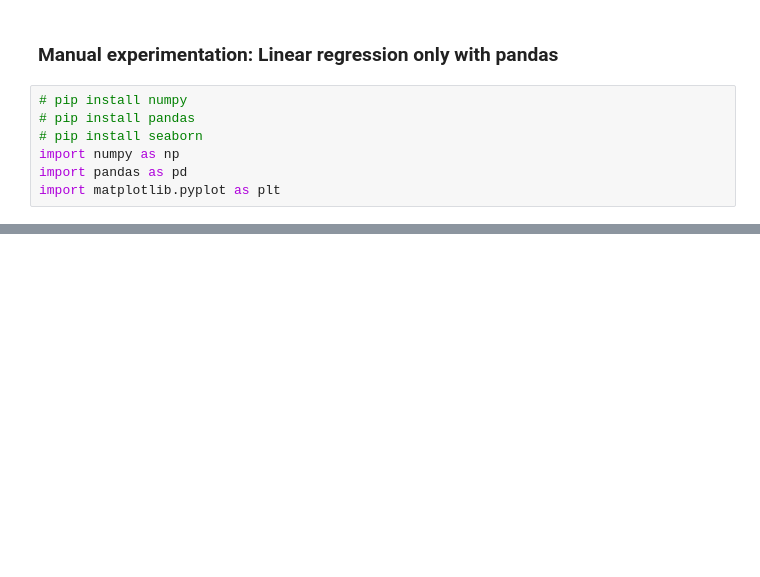
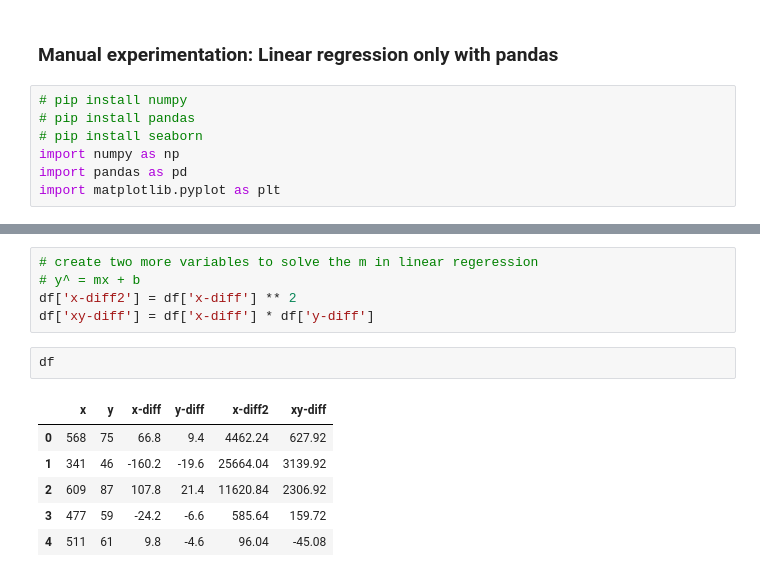
Before and after one commit to tuomasvaltanenLUAS/IntroductionToML2026, a Jupyter notebook: lecture1_linearregression_theory/manual_linear_regression.ipynb, the cells around one changed output, grey strips where cells are left out. Saved outputs shown, nothing was run; the diff lists cells and outputs as text; blank space fills up the shorter version.

```diff
--- a/lecture1_linearregression_theory/manual_linear_regression.ipynb
+++ b/lecture1_linearregression_theory/manual_linear_regression.ipynb
@@ -26,0 +51,14 @@ df
+# %%
+# create two more variables to solve the m in linear regeression
+# y^ = mx + b
+df['x-diff2'] = df['x-diff'] ** 2
+df['xy-diff'] = df['x-diff'] * df['y-diff']
+# %%
+df
+# %% [output]
+|  | x | y | x-diff | y-diff | x-diff2 | xy-diff |
+| 0 | 568 | 75 | 66.8 | 9.4 | 4462.24 | 627.92 |
+| 1 | 341 | 46 | -160.2 | -19.6 | 25664.04 | 3139.92 |
+| 2 | 609 | 87 | 107.8 | 21.4 | 11620.84 | 2306.92 |
+| 3 | 477 | 59 | -24.2 | -6.6 | 585.64 | 159.72 |
+| 4 | 511 | 61 | 9.8 | -4.6 | 96.04 | -45.08 |
```
Also changed, not shown: parts of 12 cells of this notebook.
